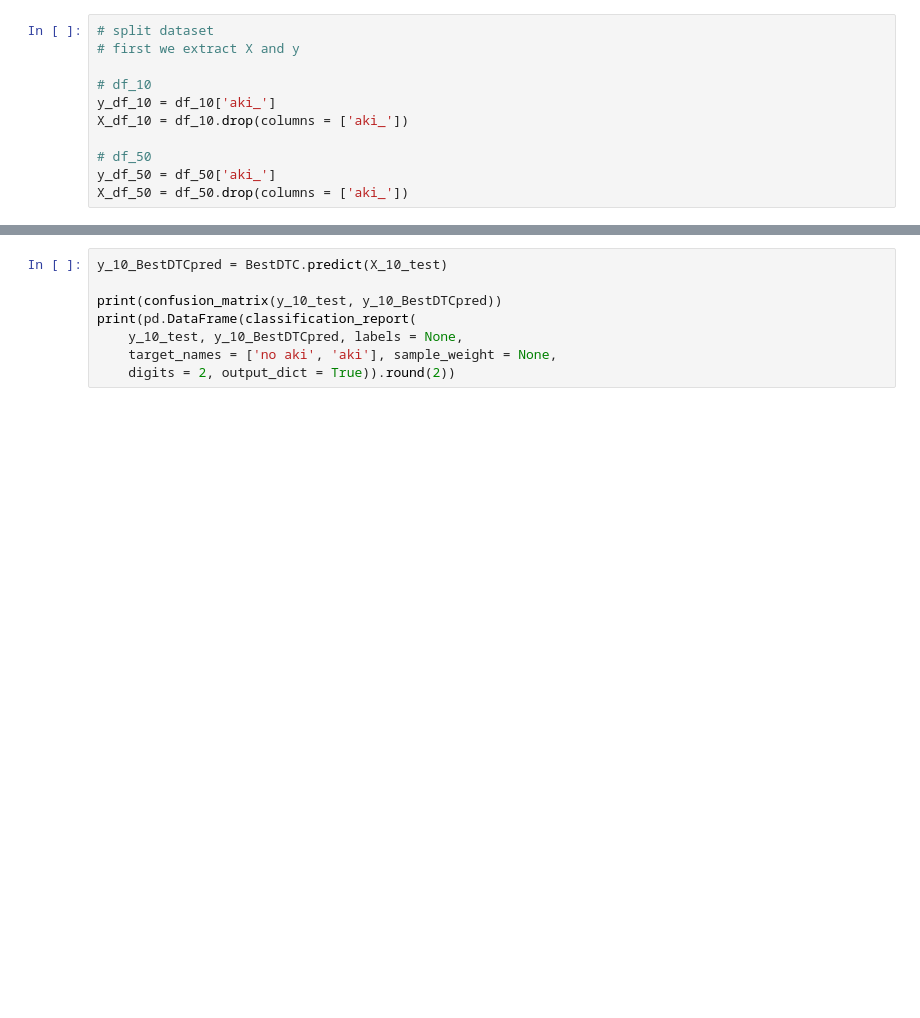
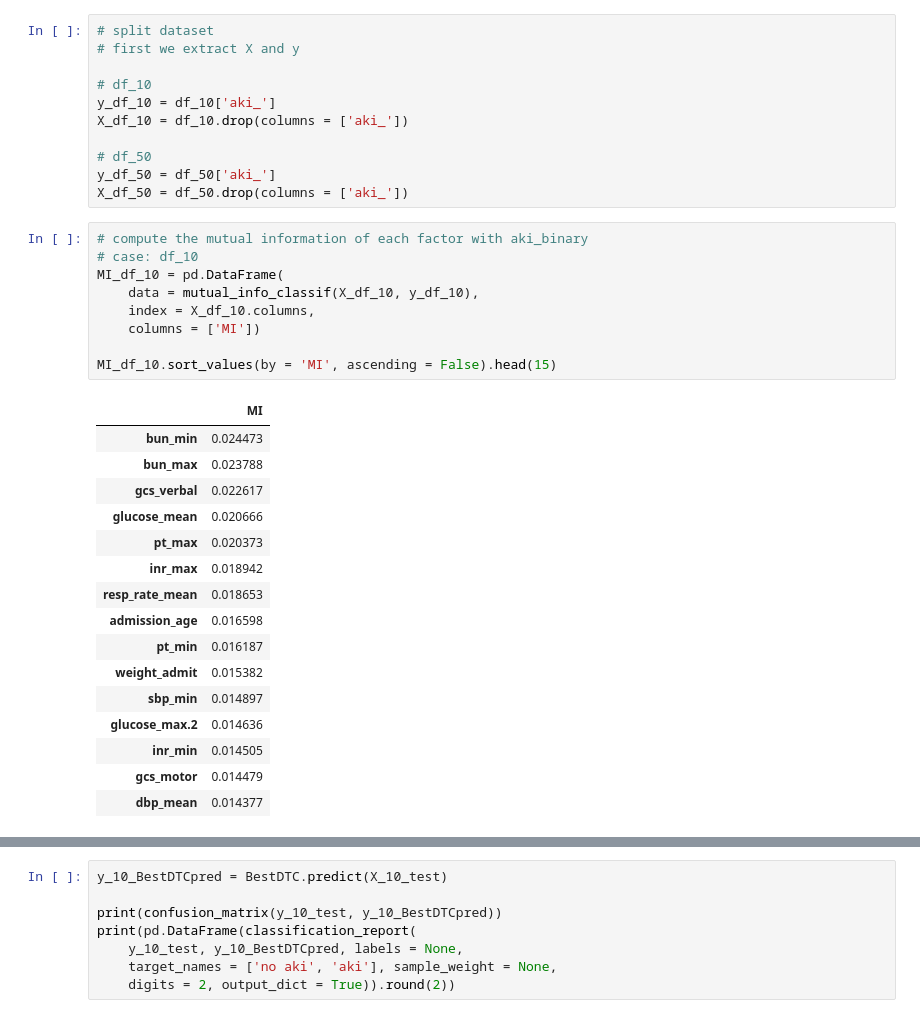
Before and after one commit to Shi-Yile/SPH6004-Assignment-1, a Jupyter notebook: code.ipynb, the cells around one changed output, grey strips where cells are left out. Cells and saved outputs as stored; diff of their text form; blank space fills up the shorter version.

```diff
--- a/code.ipynb
+++ b/code.ipynb
@@ -190,3 +195,29 @@ X_df_10 = df_10.drop(columns = ['aki_'])
 # df_50
 y_df_50 = df_50['aki_']
 X_df_50 = df_50.drop(columns = ['aki_'])
+# %%
+# compute the mutual information of each factor with aki_binary
+# case: df_10
+MI_df_10 = pd.DataFrame(
+    data = mutual_info_classif(X_df_10, y_df_10),
+    index = X_df_10.columns,
+    columns = ['MI'])
+
+MI_df_10.sort_values(by = 'MI', ascending = False).head(15)
+# %% [output]
+|  | MI |
+| bun_min | 0.024473 |
+| bun_max | 0.023788 |
+| gcs_verbal | 0.022617 |
+| glucose_mean | 0.020666 |
+| pt_max | 0.020373 |
+| inr_max | 0.018942 |
+| resp_rate_mean | 0.018653 |
+| admission_age | 0.016598 |
+| pt_min | 0.016187 |
+| weight_admit | 0.015382 |
+| sbp_min | 0.014897 |
+| glucose_max.2 | 0.014636 |
+| inr_min | 0.014505 |
+| gcs_motor | 0.014479 |
+| dbp_mean | 0.014377 |
```
Also changed, not shown: parts of 65 cells of this notebook.
